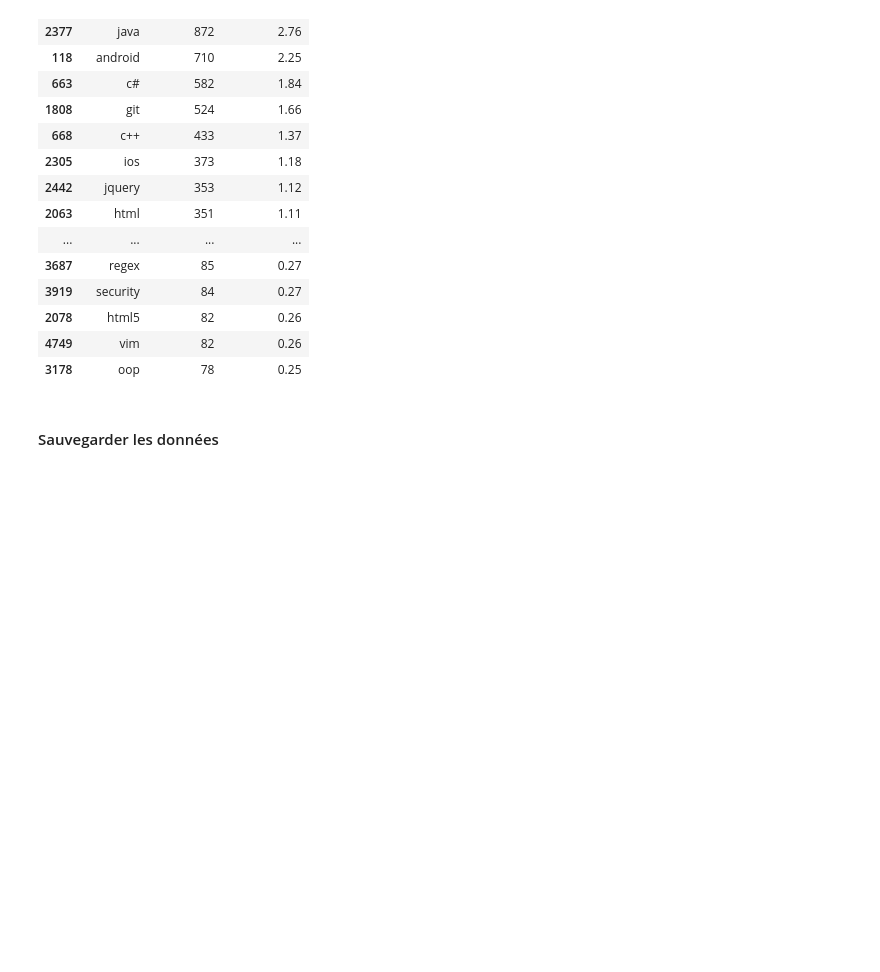
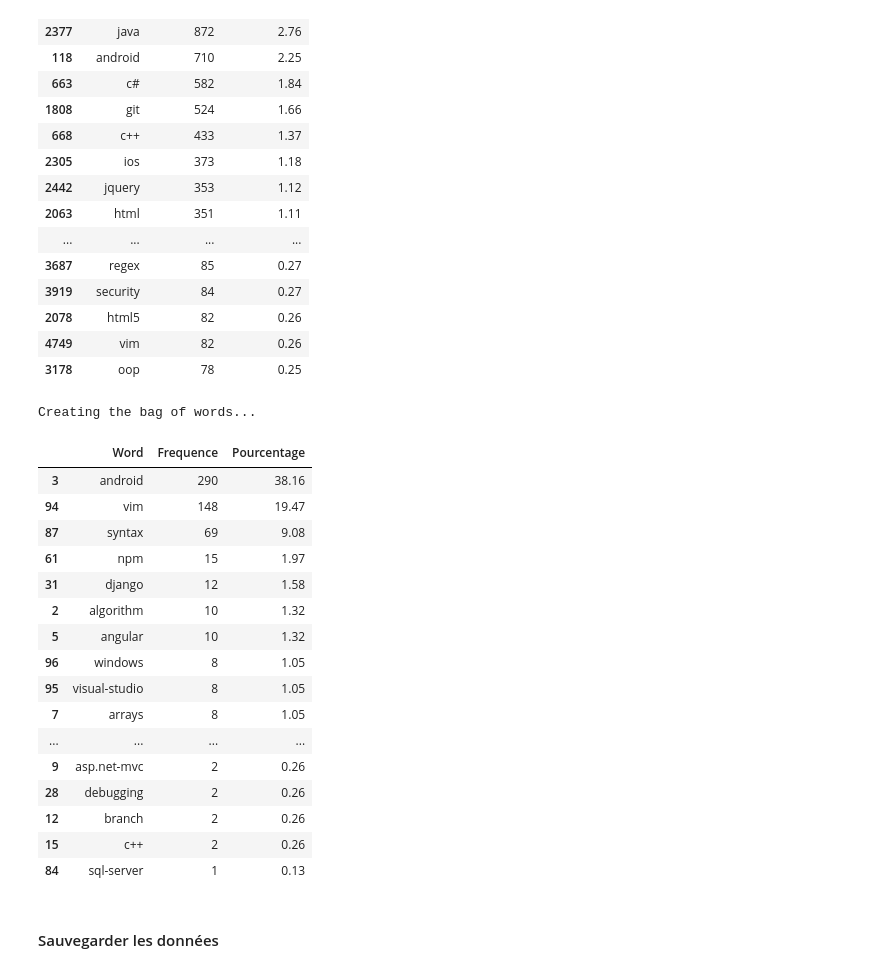
Before and after one commit to Lenka-St/Projet5, a Jupyter notebook: Notebook1_Analyse_exploratoire.ipynb, the cells around one changed output. Drawn from its saved outputs; the diff is of its cells as text; code cells hidden in the pictures; blank space fills up the shorter version.

```diff
--- a/Notebook1_Analyse_exploratoire.ipynb
+++ b/Notebook1_Analyse_exploratoire.ipynb
@@ -801,0 +808,30 @@ freq_target_bow[:50]
+# %%
+# Target
+print ("Creating the bag of words...\n")
+
+# Initialize the "CountVectorizer" object, which is scikit-learn's
+# bag of words tool.
+vectorizer = CountVectorizer(analyzer = "word",   \
+                             tokenizer = my_tokenizer,    \
+                             preprocessor = None, \
+                             strip_accents=None,
+                             max_features = 100,
+                             lowercase=False,
+                             stop_words = stop_words)
+
+
+# fit_transform() does two functions: First, it fits the model
+# and learns the vocabulary; second, it transforms our training data
+# into feature vectors. The input to fit_transform should be a list of
+# strings.
+
+y_train_bow100 = vectorizer.fit_transform(y_train_clean)
+
+# Numpy arrays are easy to work with, so convert the result to an
+# array
+y_train_bow100 = y_train_bow100.toarray()
+# %% [output]
+Creating the bag of words...
+# %%
+# Creating tag's vocabulary
+y_train_vocab_bow100 = vectorizer.get_feature_names()
@@ -802,3 +841,27 @@ freq_target_bow[:50]
+# %%
+freq_target_bow = DataFrame(zip(y_train_vocab_bow100, y_train_dist_bow))
+freq_target_bow.rename({0:'Word', 1:'Frequence'}, axis = 1, inplace = True)
+freq_target_bow.sort_values(['Frequence'], inplace = True, ascending=False)
+freq_target_bow['Pourcentage'] = round(freq_target_bow['Frequence']*100/sum(freq_target_bow['Frequence']),2)
+freq_target_bow[:50]
+# %% [output]
+|  | Word | Frequence | Pourcentage |
+| 3 | android | 290 | 38.16 |
+| 94 | vim | 148 | 19.47 |
+| 87 | syntax | 69 | 9.08 |
+| 61 | npm | 15 | 1.97 |
+| 31 | django | 12 | 1.58 |
+| 2 | algorithm | 10 | 1.32 |
+| 5 | angular | 10 | 1.32 |
+| 96 | windows | 8 | 1.05 |
+| 95 | visual-studio | 8 | 1.05 |
+| 7 | arrays | 8 | 1.05 |
+| ... | ... | ... | ... |
+| 9 | asp.net-mvc | 2 | 0.26 |
+| 28 | debugging | 2 | 0.26 |
+| 12 | branch | 2 | 0.26 |
+| 15 | c++ | 2 | 0.26 |
+| 84 | sql-server | 1 | 0.13 |
 # %% [markdown]
 #### Sauvegarder les données
 # %%
```
Also changed, not shown: parts of 76 cells of this notebook, 1 other file.
